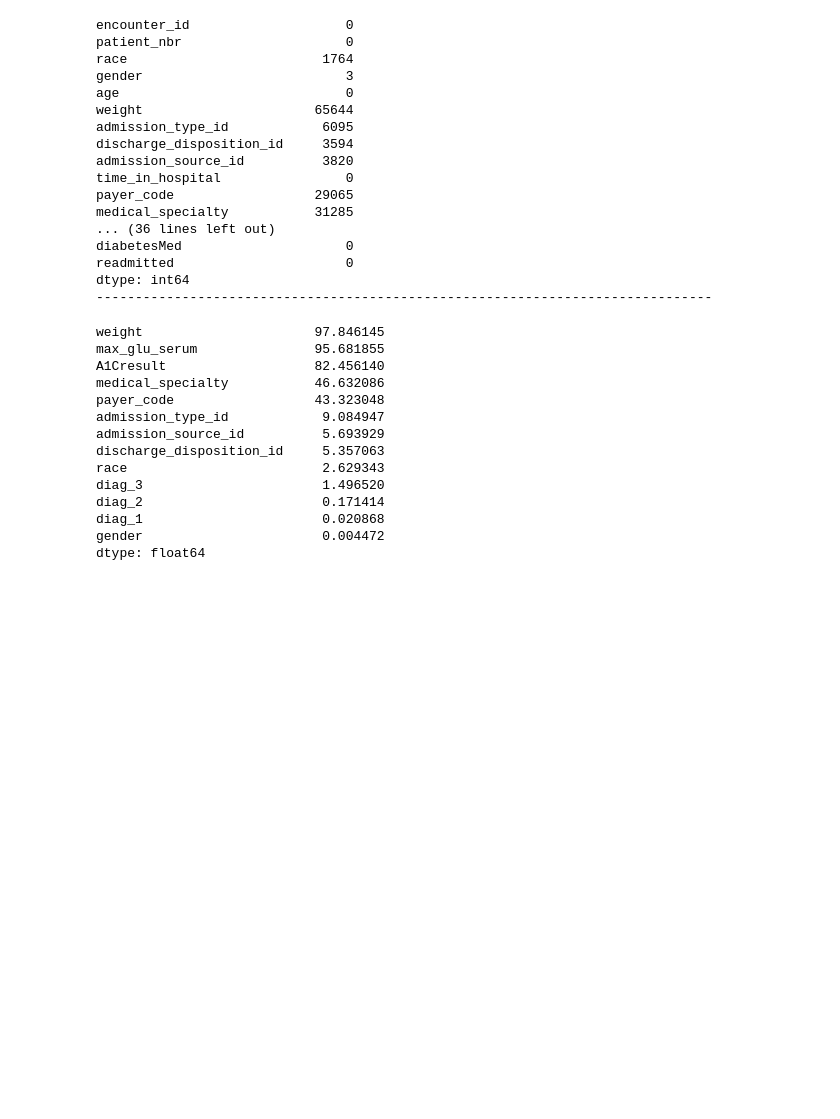
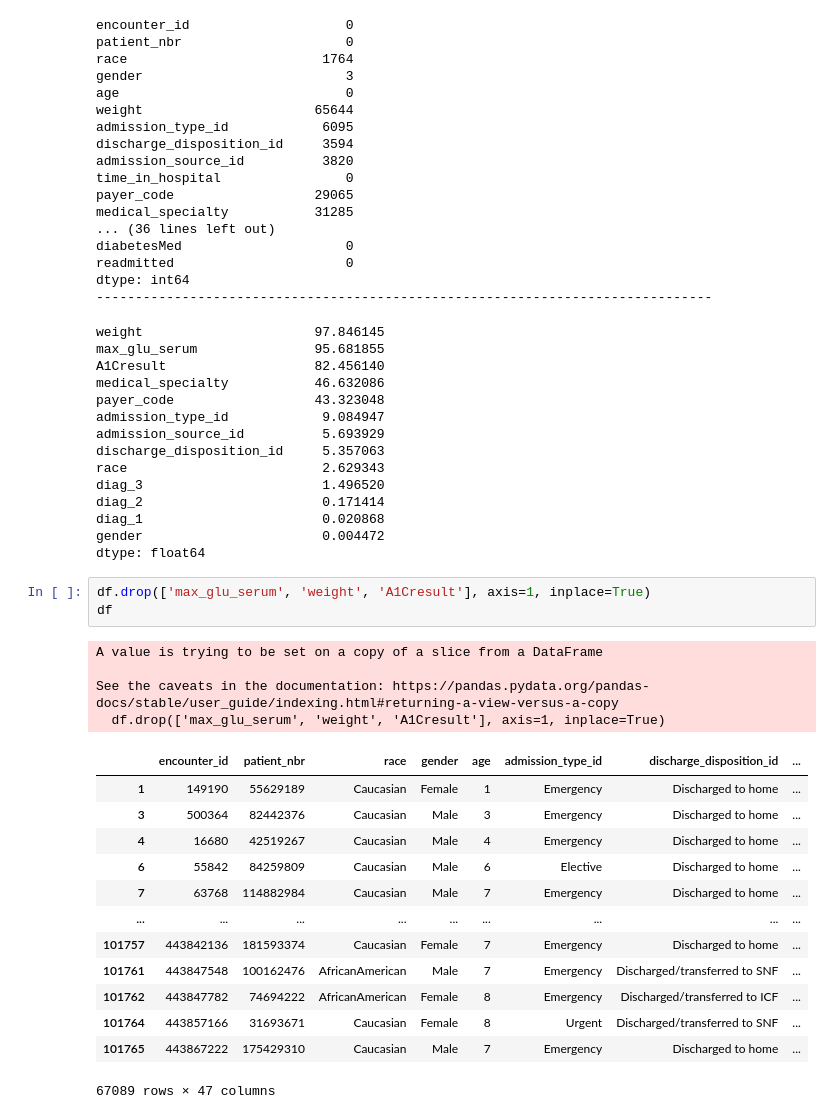
Before and after one commit to eslami200117/Data-Science, a Jupyter notebook: CA6/CA6.ipynb, the cells around one changed output. Cells and saved outputs as stored; diff of their text form; blank space fills up the shorter version.

Commit message:
Drop columns with excessive missing data

```diff
--- a/CA6/CA6.ipynb
+++ b/CA6/CA6.ipynb
@@ -275,3 +275,24 @@ diag_2                       0.171414
 diag_1                       0.020868
 gender                       0.004472
 dtype: float64
+# %%
+df.drop(['max_glu_serum', 'weight', 'A1Cresult'], axis=1, inplace=True)
+df
+# %% [output]
+A value is trying to be set on a copy of a slice from a DataFrame
+
+See the caveats in the documentation: https://pandas.pydata.org/pandas-docs/stable/user_guide/indexing.html#returning-a-view-versus-a-copy
+  df.drop(['max_glu_serum', 'weight', 'A1Cresult'], axis=1, inplace=True)
+|  | encounter_id | patient_nbr | race | gender | age | admission_type_id | discharge_disposition_id | ... |
+| 1 | 149190 | 55629189 | Caucasian | Female | 1 | Emergency | Discharged to home | ... |
+| 3 | 500364 | 82442376 | Caucasian | Male | 3 | Emergency | Discharged to home | ... |
+| 4 | 16680 | 42519267 | Caucasian | Male | 4 | Emergency | Discharged to home | ... |
+| 6 | 55842 | 84259809 | Caucasian | Male | 6 | Elective | Discharged to home | ... |
+| 7 | 63768 | 114882984 | Caucasian | Male | 7 | Emergency | Discharged to home | ... |
+| ... | ... | ... | ... | ... | ... | ... | ... | ... |
+| 101757 | 443842136 | 181593374 | Caucasian | Female | 7 | Emergency | Discharged to home | ... |
+| 101761 | 443847548 | 100162476 | AfricanAmerican | Male | 7 | Emergency | Discharged/transferred to SNF | ... |
+| 101762 | 443847782 | 74694222 | AfricanAmerican | Female | 8 | Emergency | Discharged/transferred to ICF | ... |
+| 101764 | 443857166 | 31693671 | Caucasian | Female | 8 | Urgent | Discharged/transferred to SNF | ... |
+| 101765 | 443867222 | 175429310 | Caucasian | Male | 7 | Emergency | Discharged to home | ... |
+67089 rows × 47 columns
```
